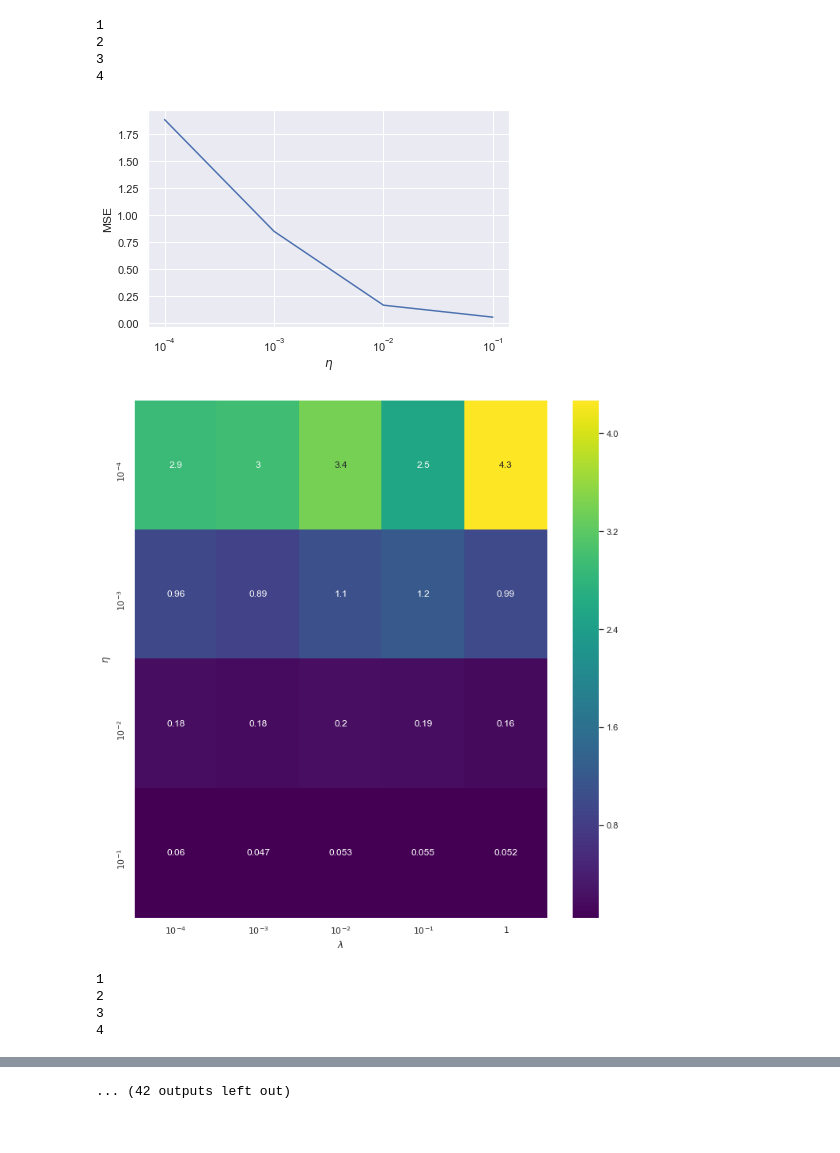
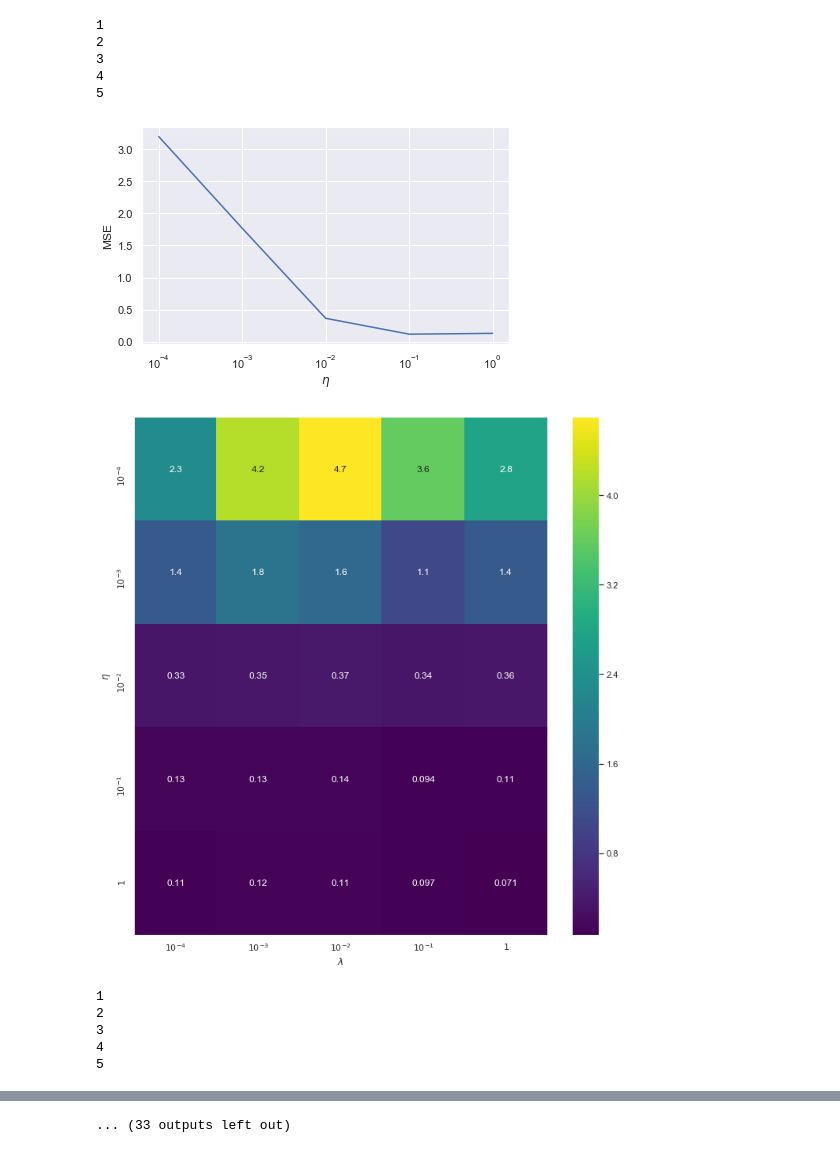
Before and after one commit to MortenTryti/MachineLearning, a Jupyter notebook: Project 2/Task a.ipynb, the cells around one changed output, grey strips where cells are left out. Saved outputs shown, nothing was run; the diff lists cells and outputs as text; code cells hidden in the pictures.

```diff
--- a/Project 2/Task a.ipynb
+++ b/Project 2/Task a.ipynb
@@ -73,7 +73,7 @@ def StocGradOLS(numberMinibach,numEpochs,X,z,eta):
     MiniBachSize = int(X.shape[0]/numberMinibach)
     ##### For fixed learning rate coment in the last learningrate
     t_0 = 1 #
-    t_1 = 1/eta #
+    t_1 = 1/(1*eta) #
     for i in range(numEpochs):
         for j in range(numberMinibach):
             miniBach = np.random.randint(numberMinibach)
@@ -101,7 +101,7 @@ def StocGradRidge(numberMinibach,numEpochs,X,z,eta,lam):
     MiniBachSize = int(X.shape[0]/numberMinibach)
         ##### For fixed learning rate coment in the last learningrate
     t_0 = 1 #
-    t_1 = 1/eta #
+    t_1 = 1/(1*eta) #
     for i in range(numEpochs):
         for j in range(numberMinibach):
             miniBach = np.random.randint(numberMinibach)
@@ -174,9 +174,9 @@ X_train, X_test, z_train, z_test = train_test_split(X, z.reshape(-1,1), test_siz
 # Stocastic gradient desent,
 
 numberMinibach = np.array([4,8,16,32,64])
-numEpochs = np.array([10,100,1000,10000])
+numEpochs = np.array([10,100,1000])
 #epoch_index, minibach_index = 0,3
-etas = np.logspace(-4,-1,4)
+etas = np.logspace(-4,0,5)
 lambdas = np.logspace(-4,0,5)
 numberOfStraps = 30
 
@@ -208,7 +208,7 @@ for epoch_index in range(len(numEpochs)):
         plt.xlabel(r'$\eta$')
         plt.ylabel('MSE')
         plt.tight_layout()
-        plt.savefig(f"OLS_Task_a_NumEpochs{numEpochs[epoch_index]}_NumBach{numberMinibach[minibach_index]}_New.pdf")
+        plt.savefig(f"OLS_Task_a_adaptive_learn_NumEpochs{numEpochs[epoch_index]}_NumBach{numberMinibach[minibach_index]}_New.pdf")
         plt.show()
 
 
@@ -230,7 +230,7 @@ for epoch_index in range(len(numEpochs)):
         ax.set_xlabel(r'$\lambda$')
         ax.set_ylabel(r'$\eta$')
         plt.tight_layout()
-        plt.savefig(f"Ridge_Task_a_NumEpochs{numEpochs[epoch_index]}_NumBach{numberMinibach[minibach_index]}_New.pdf")
+        plt.savefig(f"Ridge_Task_a_adaptive_learn_NumEpochs{numEpochs[epoch_index]}_NumBach{numberMinibach[minibach_index]}_New.pdf")
         plt.show()
 # %% [output]
 1
@@ -248,10 +250,12 @@ for epoch_index in range(len(numEpochs)):
 1
 2
 3
 4
+5
-[figure, old version]
+[figure, new version]
-[figure, old version]
+[figure, new version]
 1
 2
 3
 4
+5
@@ -260 +264 @@ for epoch_index in range(len(numEpochs)):
-... (42 outputs left out)
+... (33 outputs left out)
```
Also changed, not shown: parts of 1 cell of this notebook, 30 other files.
